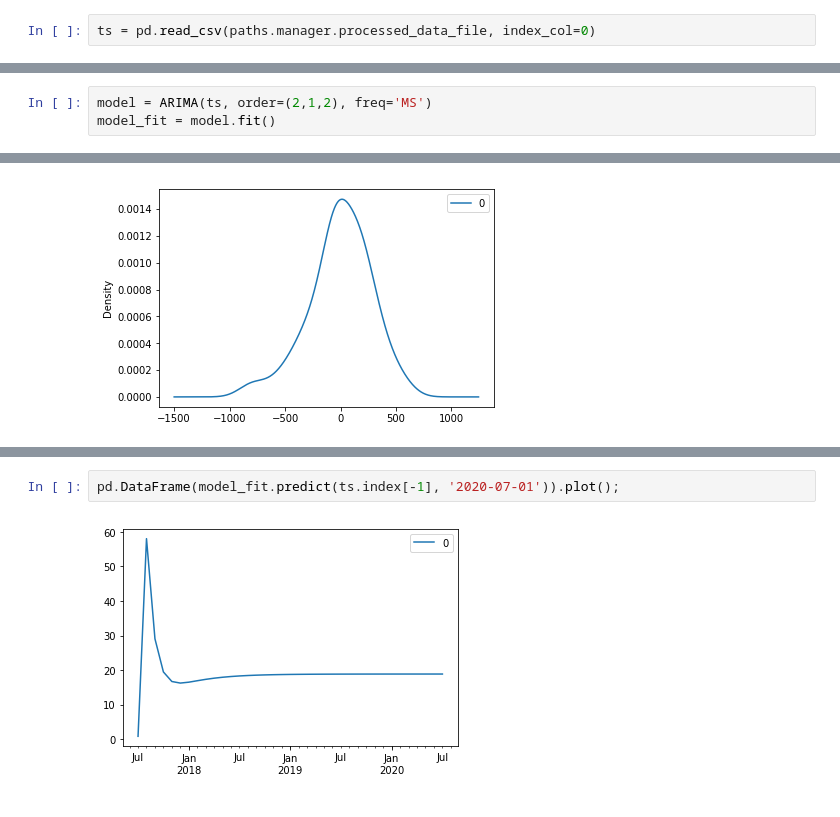
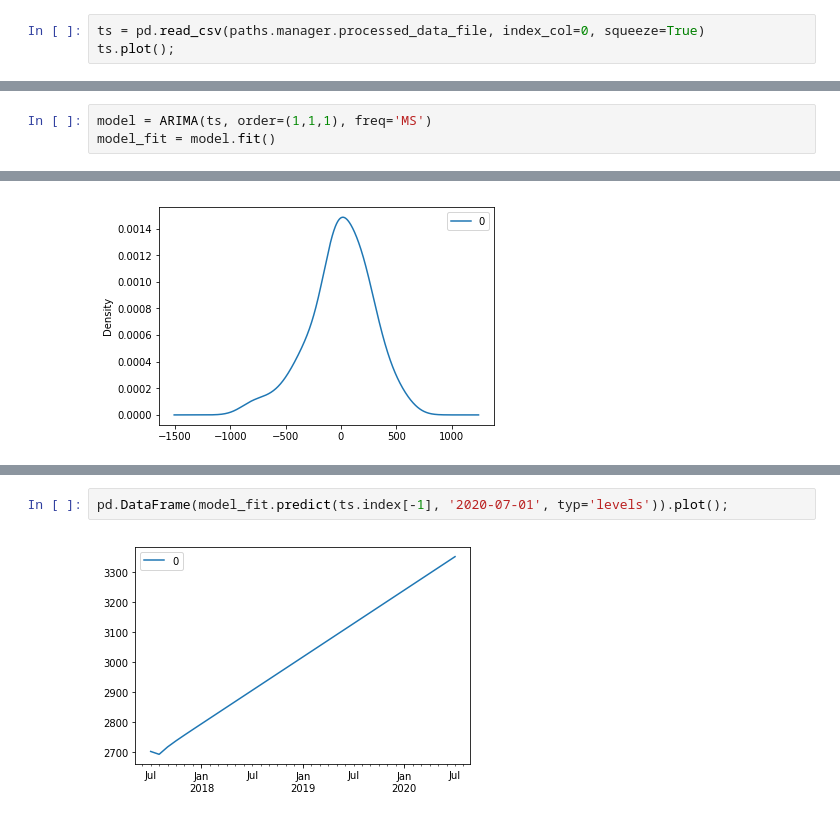
Before and after one commit to luphord/australian-housing-exercise, a Jupyter notebook: notebooks/4.3-ARIMA-model.ipynb, the cells around one changed output, grey strips where cells are left out. Cells and saved outputs as stored; diff of their text form.

```diff
--- a/notebooks/4.3-ARIMA-model.ipynb
+++ b/notebooks/4.3-ARIMA-model.ipynb
@@ -7,4 +7,5 @@ from statsmodels.tsa.arima_model import ARIMA
 # %%
 from australian_housing import paths
 # %%
-ts = pd.read_csv(paths.manager.processed_data_file, index_col=0)
+ts = pd.read_csv(paths.manager.processed_data_file, index_col=0, squeeze=True)
+ts.plot();
@@ -11,5 +14,5 @@ ts = pd.read_csv(paths.manager.processed_data_file, index_col=0)
 # %%
-model = ARIMA(ts, order=(2,1,2), freq='MS')
+model = ARIMA(ts, order=(1,1,1), freq='MS')
 model_fit = model.fit()
 # %%
 model_fit.summary()
@@ -69,4 +68,4 @@ ax.plot(prediction);
 # %%
-pd.DataFrame(model_fit.predict(ts.index[-1], '2020-07-01')).plot();
+pd.DataFrame(model_fit.predict(ts.index[-1], '2020-07-01', typ='levels')).plot();
 # %% [output]
-[figure, old version]
+[figure, new version]
```
Also changed, not shown: parts of 6 cells of this notebook, 2 other files.
